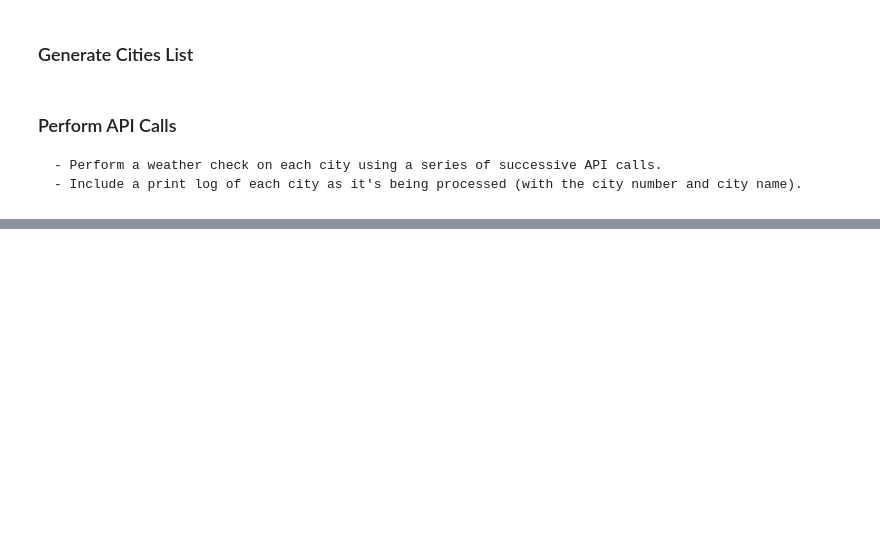
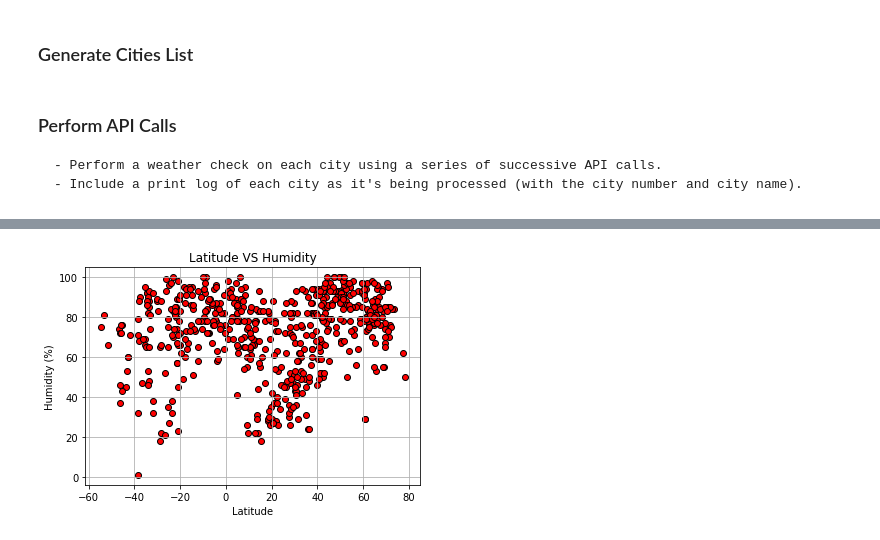
Before and after one commit to williamwall96/python-api-challenge, a Jupyter notebook: WeatherPy/WeatherPy.ipynb, the cells around one changed output, grey strips where cells are left out. Drawn from its saved outputs; the diff is of its cells as text; code cells hidden in the pictures; blank space fills up the shorter version.

```diff
--- a/WeatherPy/WeatherPy.ipynb
+++ b/WeatherPy/WeatherPy.ipynb
@@ -197,0 +198,13 @@ weather_df
+# %%
+#define variables for scatter plot
+humidity_values = saved_df['Humidity']
+lat_values = saved_df['Lat']
+#plot scatter
+plt.scatter(lat_values, humidity_values, marker='o', facecolors='red', edgecolors='black')
+#plot labels
+plt.title('Latitude VS Humidity')
+plt.xlabel('Latitude')
+plt.ylabel('Humidity (%)')
+plt.grid()
+# %% [output]
+[figure, added]
```
Also changed, not shown: parts of 33 cells of this notebook, 1 other file.
